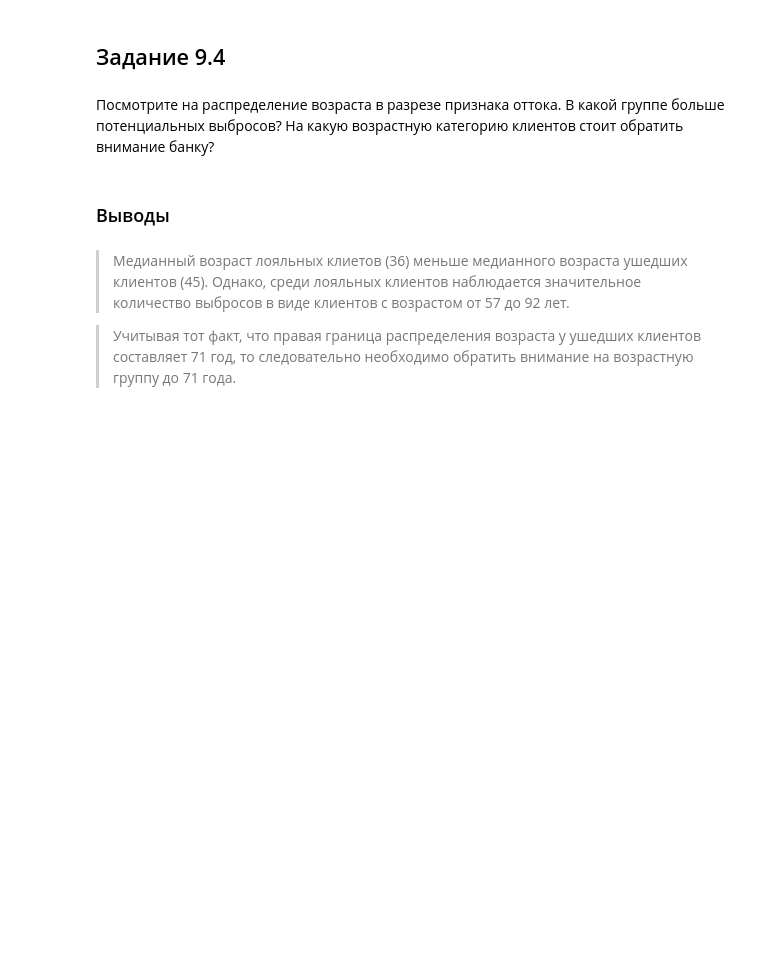
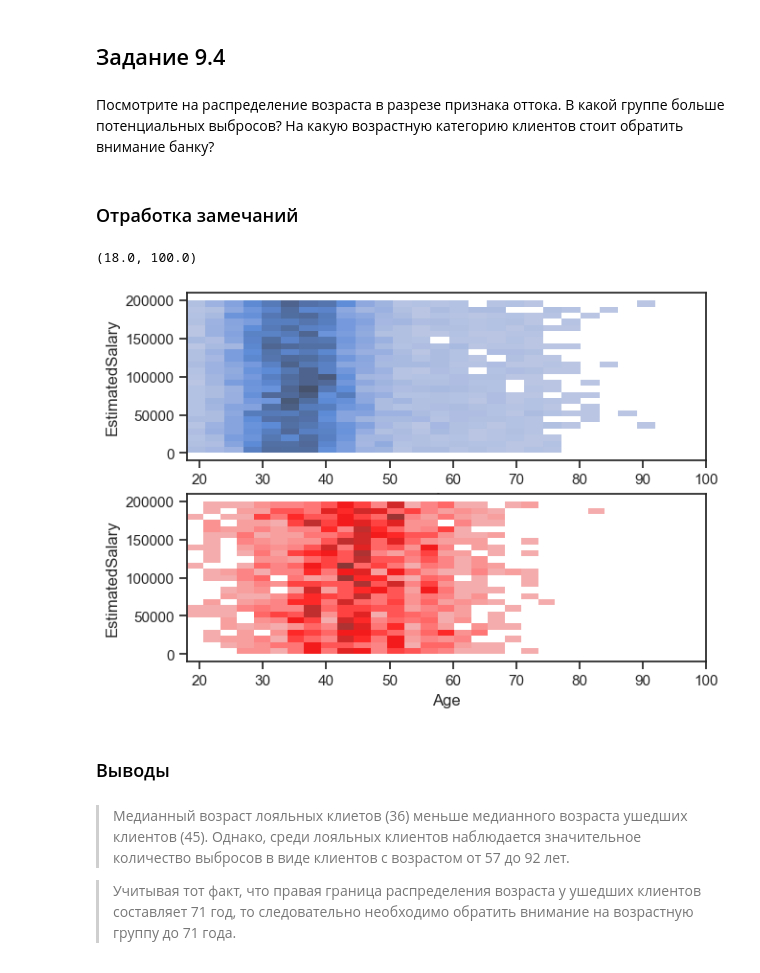
Before and after one commit to AndreiDS63/sf_data_science, a Jupyter notebook: practice/Python-13 Visualization/9_consolidation.ipynb, the cells around one changed output. Cells and saved outputs as stored; diff of their text form; code cells hidden in the pictures; blank space fills up the shorter version.

```diff
--- a/practice/Python-13 Visualization/9_consolidation.ipynb
+++ b/practice/Python-13 Visualization/9_consolidation.ipynb
@@ -172,6 +232,33 @@ fig.update_layout(title="Clients age",
                   xaxis_title="Age",
                   )
 fig.show()
+# %% [markdown]
+### Отработка замечаний
+# %%
+fig, axes = plt.subplots(nrows=2, ncols=1, figsize=(7, 5))
+
+sns.histplot(
+    data=churn_df[churn_df['Exited'] == 0],
+    x='Age',
+    y='EstimatedSalary',
+    bins=25,
+    ax=axes[0]
+)
+
+sns.histplot(
+    data=churn_df[churn_df['Exited'] == 1],
+    x='Age',
+    y='EstimatedSalary',
+    bins=25,
+    ax=axes[1],
+    color='red'
+)
+
+axes[0].set_xlim(18, 100)
+axes[1].set_xlim(18, 100)
+# %% [output]
+(18.0, 100.0)
+[figure, added]
 # %% [markdown]
 ### Выводы
 # %% [markdown]
```
Also changed, not shown: parts of 11 cells of this notebook, 1 other file.
